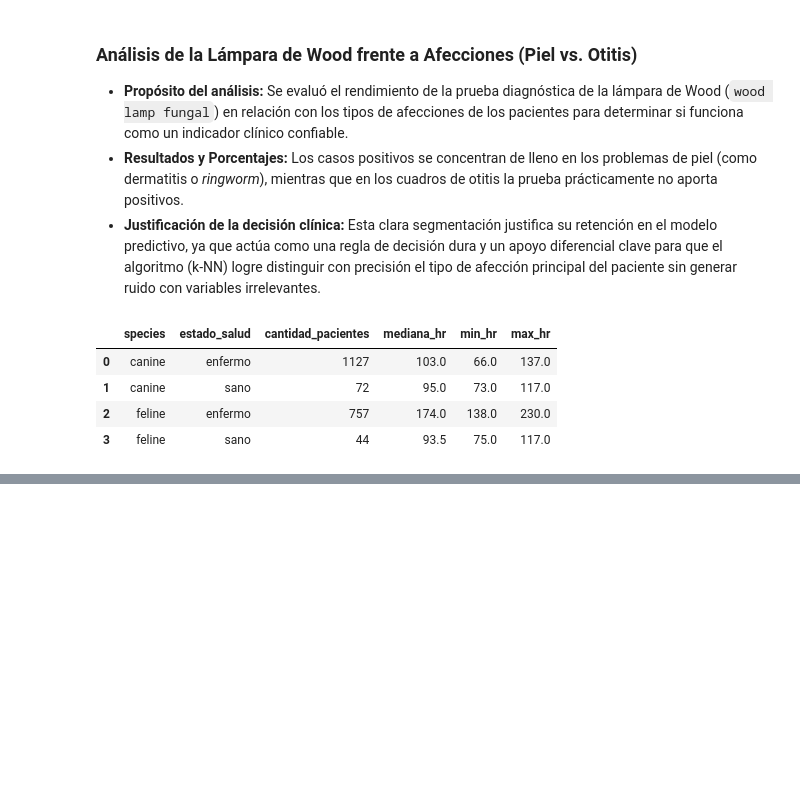
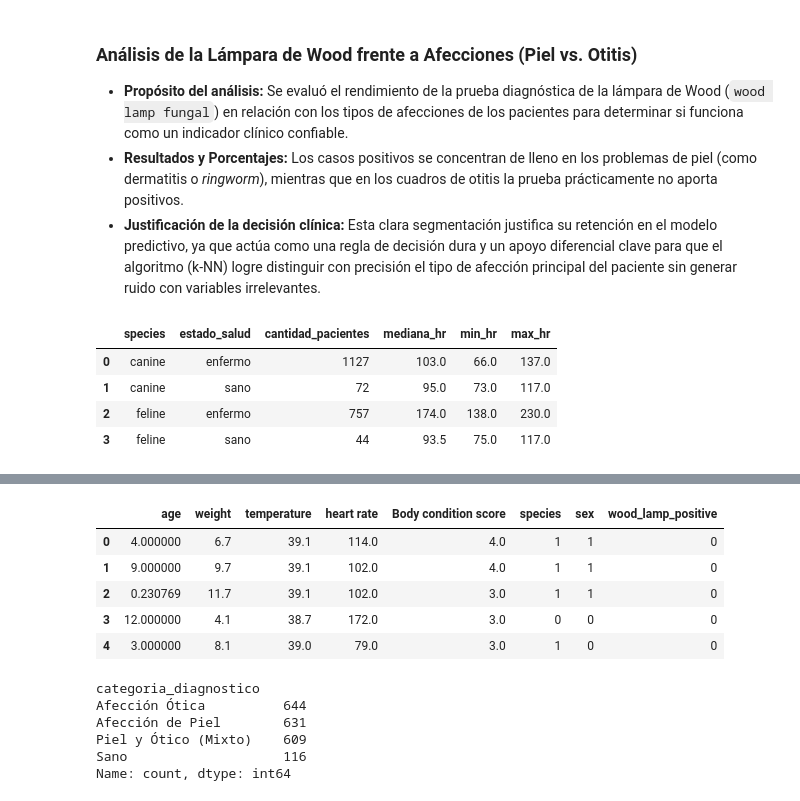
Before and after one commit to juanacebreiros2-ai/TP-PYTONH, a Jupyter notebook: pruebaDataset10.ipynb, the cells around one changed output, grey strips where cells are left out. Drawn from its saved outputs; the diff is of its cells as text; code cells hidden in the pictures; blank space fills up the shorter version.

```diff
--- a/pruebaDataset10.ipynb
+++ b/pruebaDataset10.ipynb
@@ -1217,0 +1277,35 @@ display(resumen_hr)
+# %%
+# Variables predictoras
+X = df[
+    [
+        "age",
+        "weight",
+        "temperature",
+        "heart rate",
+        "Body condition score"
+    ]
+].copy()
+
+# Convertimos las variables categóricas seleccionadas a valores numéricos
+X["species"] = (df["species"] == "canine").astype(int)
+X["sex"] = (df["sex"] == "male").astype(int)
+X["wood_lamp_positive"] = (df["wood lamp fungal"] == "Positive").astype(int)
+
+# Variable objetivo
+y = df["categoria_diagnostico"]
+
+display(X.head())
+display(y.value_counts())
+# %% [output]
+|  | age | weight | temperature | heart rate | Body condition score | species | sex | wood_lamp_positive |
+| 0 | 4.000000 | 6.7 | 39.1 | 114.0 | 4.0 | 1 | 1 | 0 |
+| 1 | 9.000000 | 9.7 | 39.1 | 102.0 | 4.0 | 1 | 1 | 0 |
+| 2 | 0.230769 | 11.7 | 39.1 | 102.0 | 3.0 | 1 | 1 | 0 |
+| 3 | 12.000000 | 4.1 | 38.7 | 172.0 | 3.0 | 0 | 0 | 0 |
+| 4 | 3.000000 | 8.1 | 39.0 | 79.0 | 3.0 | 1 | 0 | 0 |
+categoria_diagnostico
+Afección Ótica          644
+Afección de Piel        631
+Piel y Ótico (Mixto)    609
+Sano                    116
+Name: count, dtype: int64
```
Also changed, not shown: parts of 28 cells of this notebook.
